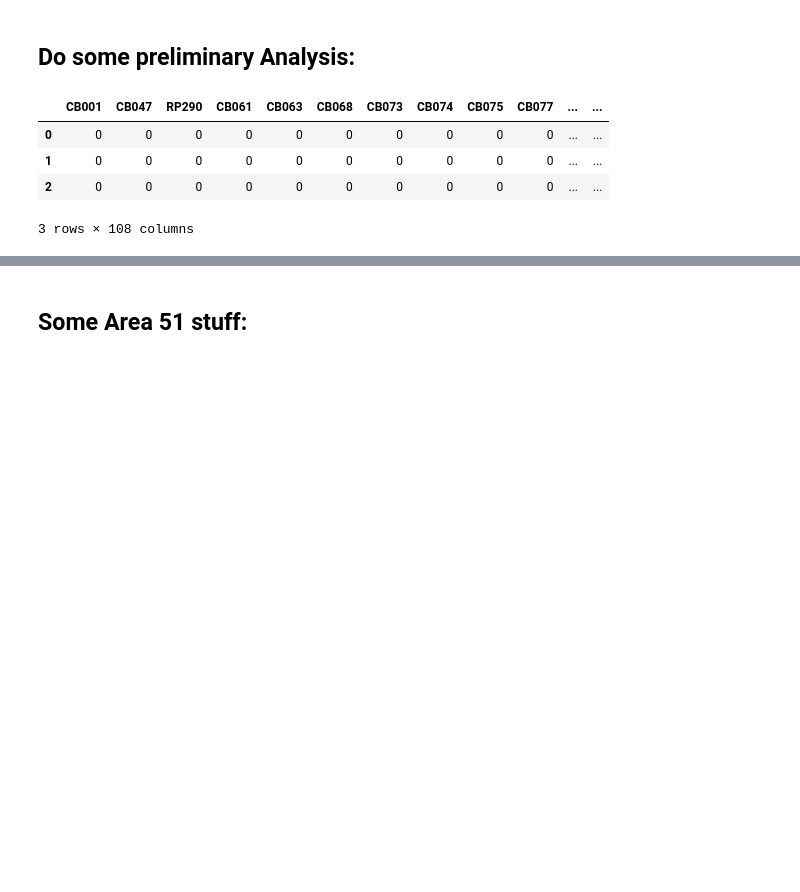
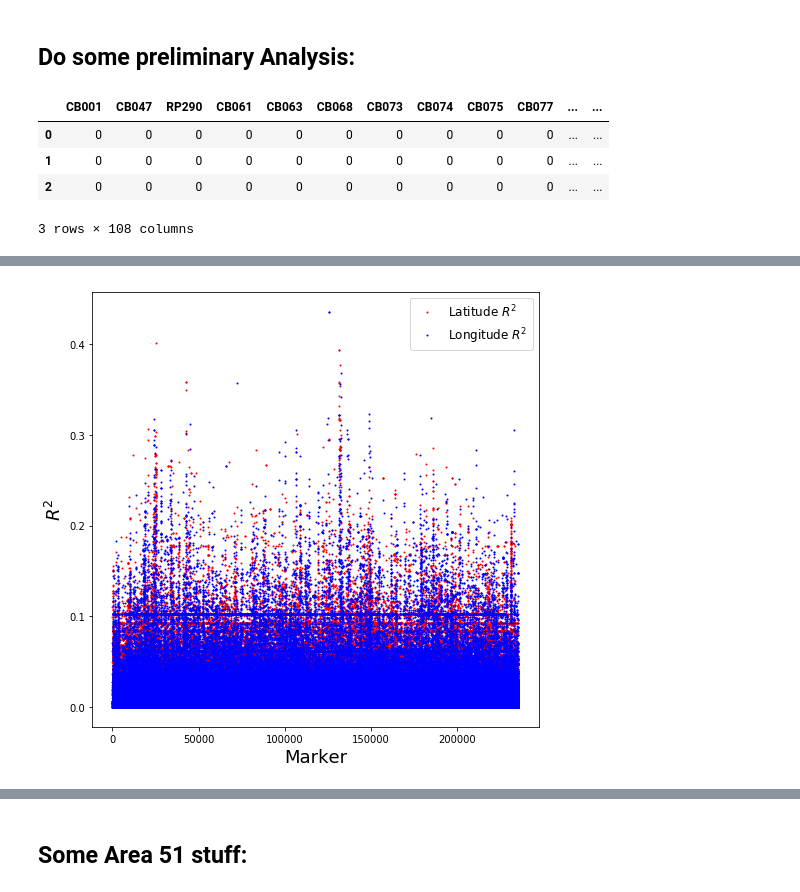
Before and after one commit to hringbauer/Boechera_Analysis, a Jupyter notebook: snp_freqs.ipynb, the cells around one changed output, grey strips where cells are left out. Drawn from its saved outputs; the diff is of its cells as text; code cells hidden in the pictures; blank space fills up the shorter version.

```diff
--- a/snp_freqs.ipynb
+++ b/snp_freqs.ipynb
@@ -103,0 +117,34 @@ plt.show()
+# %%
+# Redo the Plot - But remove markers correlated with Geography! (To take Wahlund Effect into Account)
+
+# Calculate Correlations
+## Asssign Individuals according to their position:
+coordinate_path = "./Data/CB108.coordinate.txt"  # Load coordinate Data
+coords = pd.read_csv(coordinate_path, sep="\t")
+
+inds = list(df)[4:]
+l = len(inds) # Nr of Inds
+k = df.shape[0] # Nr of rows
+
+lats, longs = np.zeros(l), np.zeros(l)
+
+for i in xrange(l):
+    s = inds[i]
+    match=coords[coords["ID"].str.match(s)]  # Find all matching Scaffolds
+    assert(len(match)==1)
+
+    lats[i], longs[i] = match.Latitude, match.Longitude
+
+# Make Containers for the Correlation Values:
+lat_corr=np.zeros(k)
+lon_corr=np.zeros(k)
+
+# Calculate correlations with Latitude and Longitude
+for i in xrange(k):
+    if i % 1000 == 0:
+        print("Doing Calculation %i" % i)
+    genotypes = df.iloc[i,4:].astype("int")
+    lat_corr[i] = np.corrcoef(genotypes,lats)[0,1]
+    lon_corr[i] = np.corrcoef(genotypes,longs)[0,1]
+
+# Do the plot with and without removing the markers
@@ -103,0 +169,10 @@ plt.show()
+# %%
+plt.figure(figsize=(8,8))
+plt.plot(lat_corr**2, "ro", label=r"Latitude $R^2$", markersize=1)
+plt.plot(lon_corr**2, "bo", label=r"Longitude $R^2$", markersize=1)
+plt.xlabel("Marker", fontsize=18)
+plt.ylabel(r"$R^2$", fontsize=18)
+plt.legend(fontsize=12)
+plt.show()
+# %% [output]
+[figure, added]
```
Also changed, not shown: parts of 20 cells of this notebook, 1 other file.
